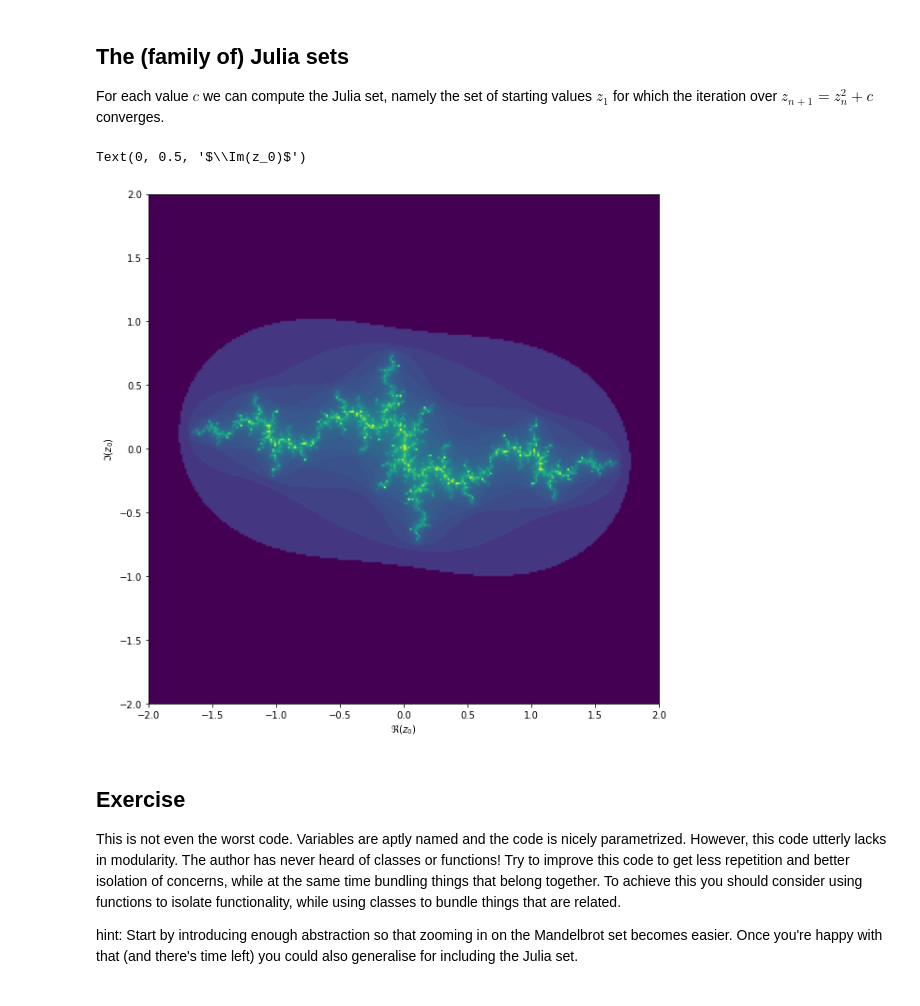
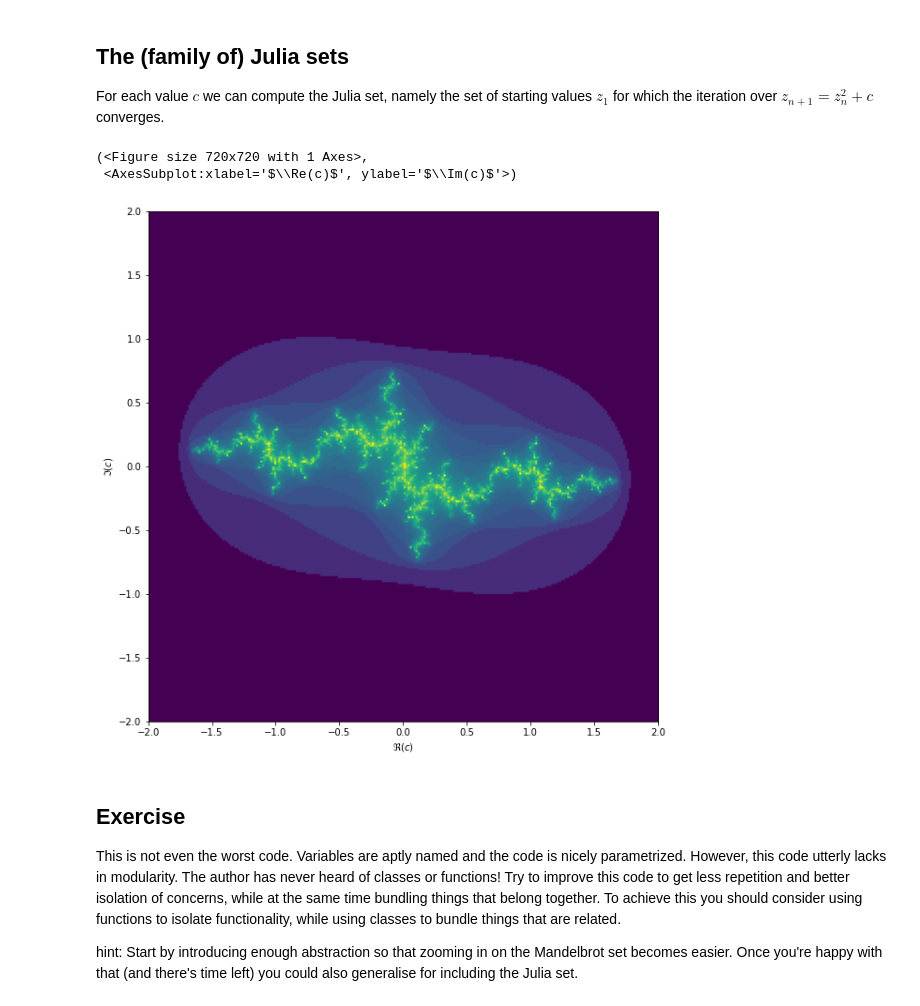
Before and after one commit to jhidding/modular-mandelbrot, a Jupyter notebook: notebooks/Mandelbrot (bad).ipynb, the cells around one changed output. Drawn from its saved outputs; the diff is of its cells as text; code cells hidden in the pictures.

```diff
--- a/notebooks/Mandelbrot (bad).ipynb
+++ b/notebooks/Mandelbrot (bad).ipynb
@@ -46,16 +85,7 @@ The Mandelbrot set is a lot of fun to zoom into. We can play around with the `ce
 max_iter = 1024
 center = -1.1195+0.2718j
 extent = 0.005+0.005j
-scale = max((extent / width).real, (extent / height).imag)
 
-result = np.zeros(dtype=int, shape=(height, width))
-for j in range(height):
-    for i in range(width):
-        c = center + (i - width // 2 + (j - height // 2)*1j) * scale
-        z = 0
-        for k in range(max_iter):
-            z = z**2 + c
-            if (z * z.conjugate()).real > 4.0:
-                break
-        result[j, i] = k
+zoom_box = BoundingBox(256, 256, center, extent)
+m = compute_mandelbrot(zoom_box, max_iter)
 # %%
@@ -74,33 +99,31 @@ Text(0, 0.5, '$\\Im(c)$')
 
 For each value $c$ we can compute the Julia set, namely the set of starting values $z_1$ for which the iteration over $z_{n+1}=z_n^2 + c$ converges.
 # %%
-max_iter = 256
-center = 0.0+0.0j
-extent = 4.0+3.0j
-scale = max((extent / width).real, (extent / height).imag)
+julia_box = BoundingBox(256, 256, 0.0+0.0j, 4.0+3.0j)
 
-result = np.zeros(dtype=int, shape=(height, width))
 c = -1.1193+0.2718j
 
-for j in range(height):
-    for i in range(width):
-        z = center + (i - width // 2 + (j - height // 2)*1j) * scale
-        for k in range(max_iter):
-            z = z**2 + c
-            if (z * z.conjugate()).real > 4.0:
-                break
-        result[j, i] = k
+def compute_julia(box, c, max_iter):
+    scale = box.scale()
+    result = np.zeros(dtype=int, shape=(box.height, box.width))
+    for j in range(box.height):
+        for i in range(box.width):
+            z = box.center \
+              + (i - box.width // 2 + (j - box.height // 2)*1j) \
+                * scale
+            for k in range(max_iter):
+                z = z**2 + c
+                if (z * z.conjugate()).real > 4.0:
+                    break
+            result[j, i] = k
+    return result
-# %%
-fig, ax = plt.subplots(1, 1, figsize=(10, 10))
-plot_extent = (width + 1j * height) * scale
-z1 = center - plot_extent / 2
-z2 = z1 + plot_extent
-ax.imshow(result**(1/3), origin='lower', extent=(z1.real, z2.real, z1.imag, z2.imag))
-ax.set_xlabel("$\Re(z_0)$")
-ax.set_ylabel("$\Im(z_0)$")
-# %% [output]
-Text(0, 0.5, '$\\Im(z_0)$')
-[figure, removed]
+# %%
+julia = compute_julia(julia_box, c, 256)
+plot_fractal(julia_box, np.log(julia+1))
+# %% [output]
+(<Figure size 720x720 with 1 Axes>,
+ <AxesSubplot:xlabel='$\\Re(c)$', ylabel='$\\Im(c)$'>)
+[figure, added]
 # %% [markdown]
 ## Exercise
 
```
Also changed, not shown: parts of 7 cells of this notebook, 6 other files.
